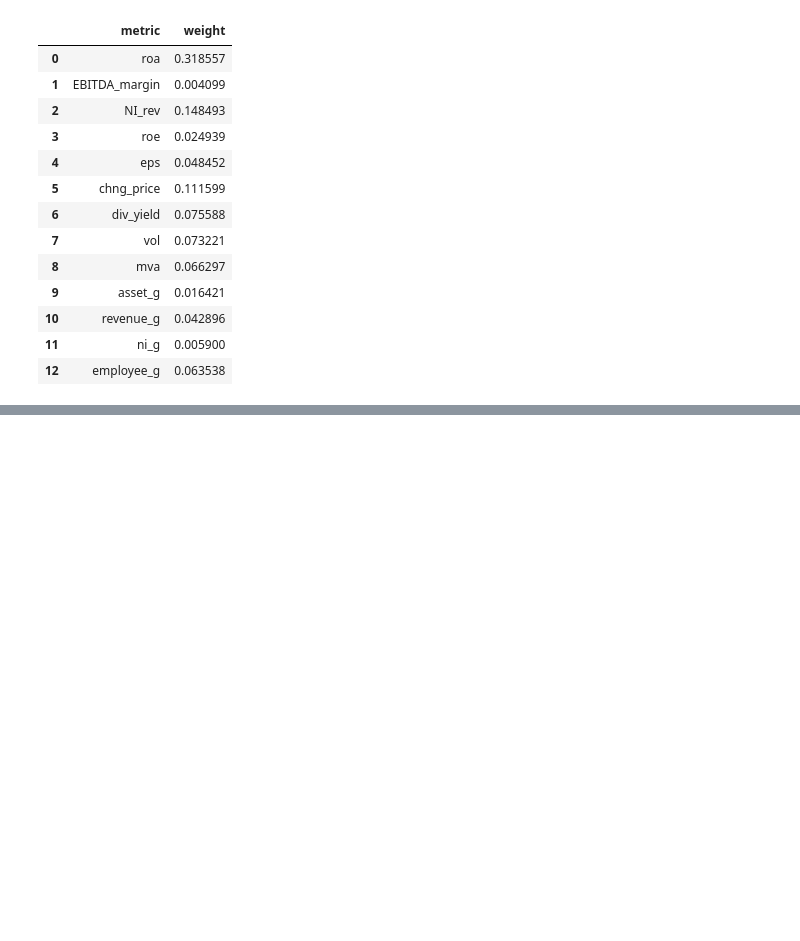
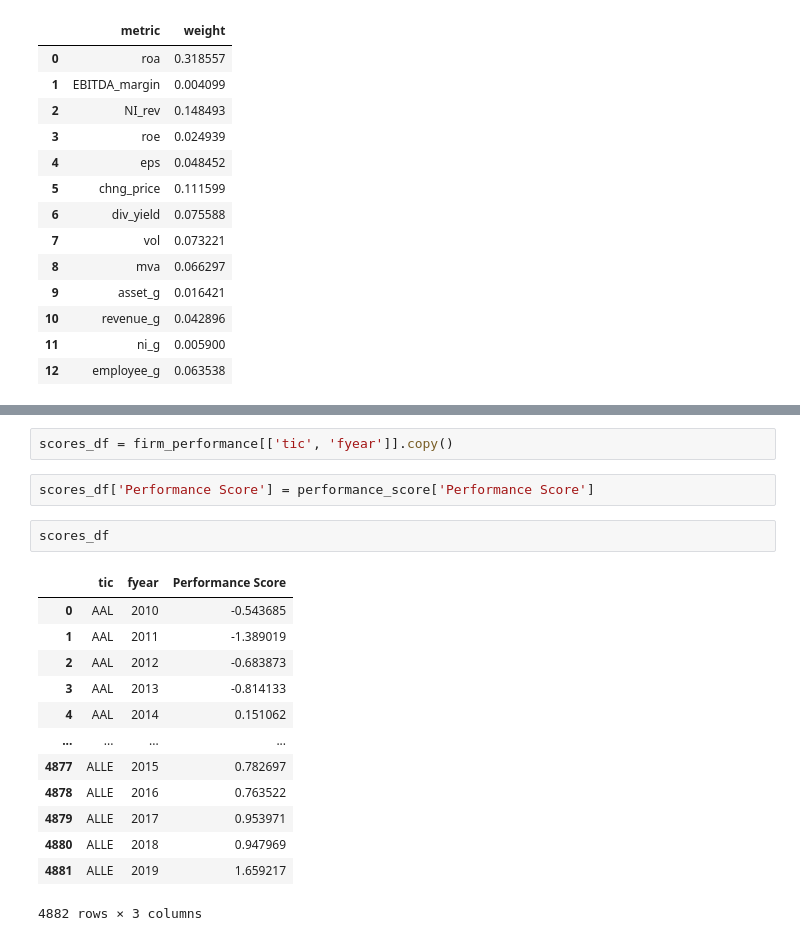
Before and after one commit to tobeybill/TISATAFL, a Jupyter notebook: CorrelationCreation.ipynb, the cells around one changed output, grey strips where cells are left out. Cells and saved outputs as stored; diff of their text form; blank space fills up the shorter version.

```diff
--- a/CorrelationCreation.ipynb
+++ b/CorrelationCreation.ipynb
@@ -122,0 +168,20 @@ weight_df
+# %%
+scores_df = firm_performance[['tic', 'fyear']].copy()
+# %%
+scores_df['Performance Score'] = performance_score['Performance Score']
+# %%
+scores_df
+# %% [output]
+|  | tic | fyear | Performance Score |
+| 0 | AAL | 2010 | -0.543685 |
+| 1 | AAL | 2011 | -1.389019 |
+| 2 | AAL | 2012 | -0.683873 |
+| 3 | AAL | 2013 | -0.814133 |
+| 4 | AAL | 2014 | 0.151062 |
+| ... | ... | ... | ... |
+| 4877 | ALLE | 2015 | 0.782697 |
+| 4878 | ALLE | 2016 | 0.763522 |
+| 4879 | ALLE | 2017 | 0.953971 |
+| 4880 | ALLE | 2018 | 0.947969 |
+| 4881 | ALLE | 2019 | 1.659217 |
+4882 rows × 3 columns
```
Also changed, not shown: parts of 7 cells of this notebook.
